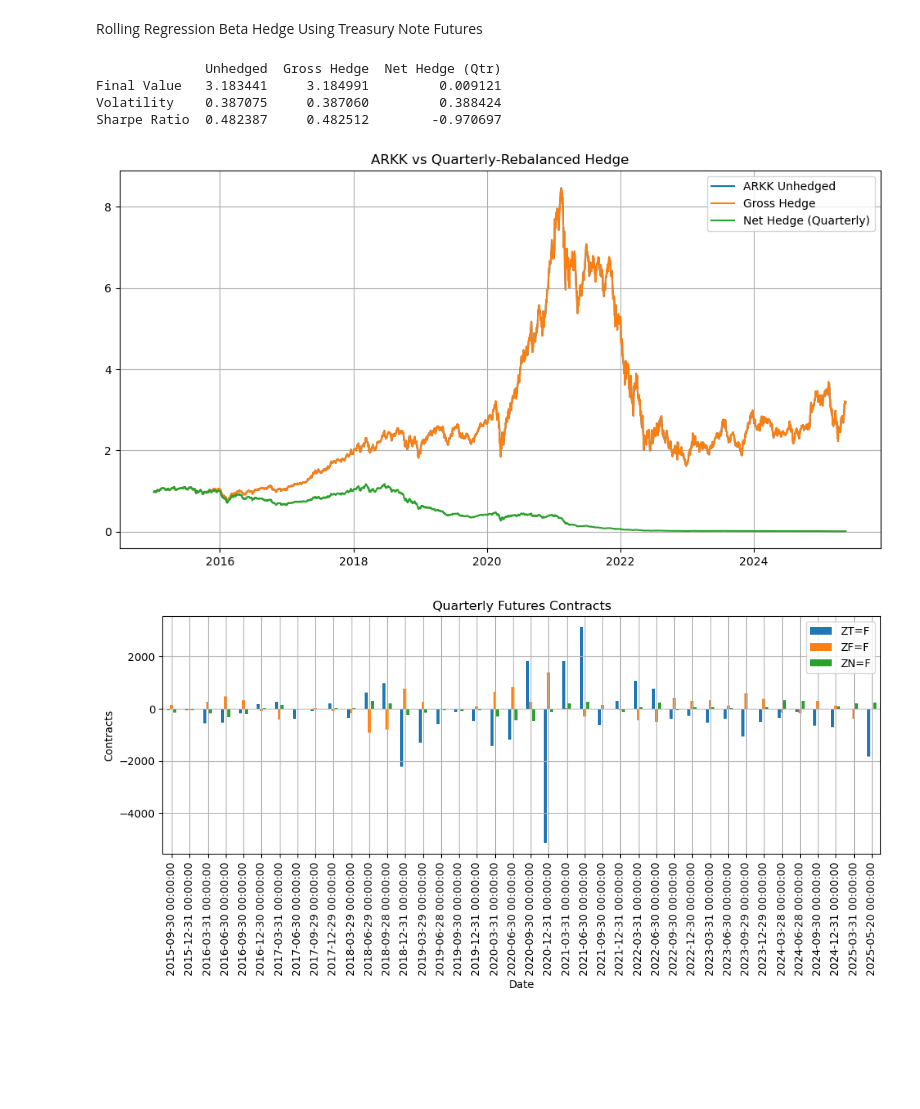
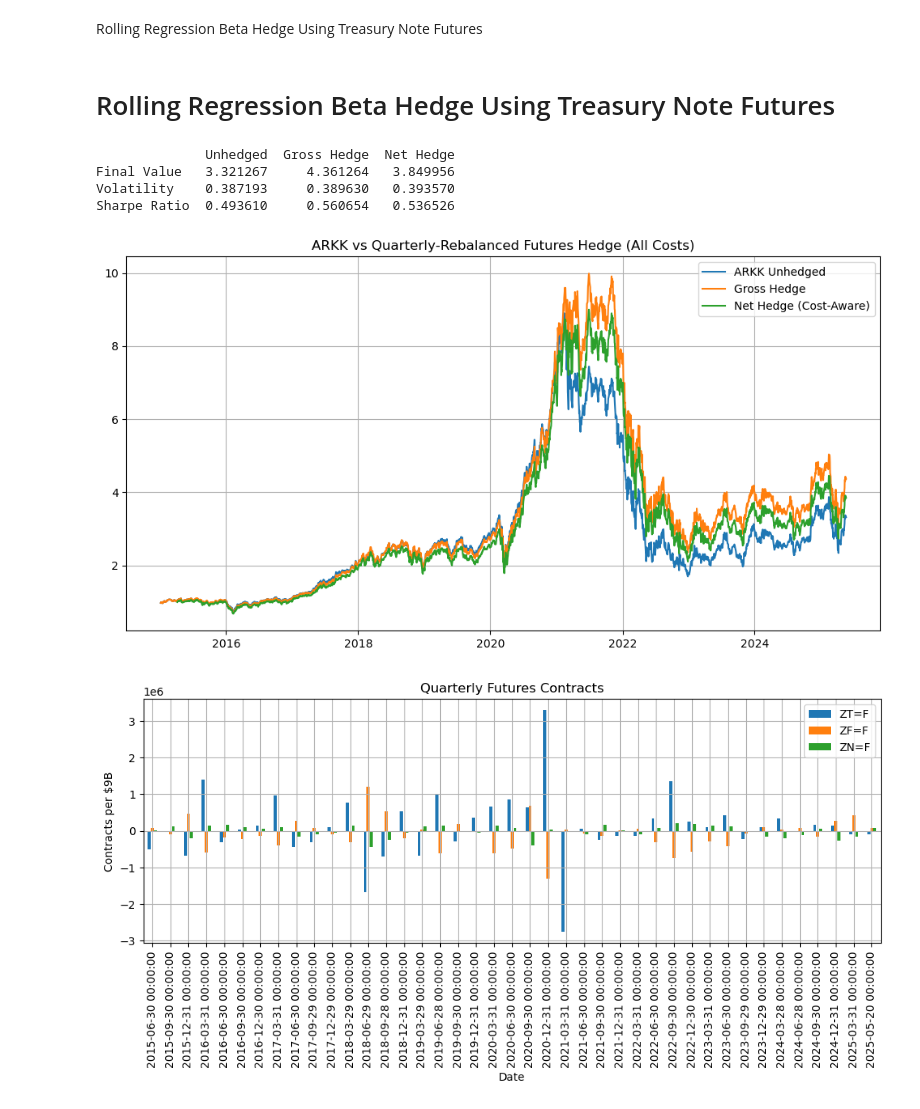
Before and after one commit to mschaefer77/MF-Project, a Jupyter notebook: Duration_Hedge.ipynb, the cells around one changed output. Cells and saved outputs as stored; diff of their text form; code cells hidden in the pictures; blank space fills up the shorter version.

```diff
--- a/Duration_Hedge.ipynb
+++ b/Duration_Hedge.ipynb
@@ -340,4 +277,6 @@ Length: 2430, dtype: object
 # %% [markdown]
 Rolling Regression Beta Hedge Using Treasury Note Futures
+# %% [markdown]
+# Rolling Regression Beta Hedge Using Treasury Note Futures
 # %%
 
@@ -356,82 +311,84 @@ fin_rate = 0.02         # 2% annual funding
+# %%
+spread_cost_per_contract_series = pd.Series(data=spread_cost_per_contract)
+initial_margin_series = pd.Series(data=initial_margin)
 # %%
 returns = data.pct_change().dropna()
 # %%
 data = pd.read_csv(csv_path, index_col=0, parse_dates=True).sort_index()
 
-# === 2. Compute P&L series ===
+# generate P&L series
 pnl = pd.DataFrame(index=data.index)
 pnl['ARKK'] = data['ARKK'].pct_change() * N
+pnl[market_beta_symbols] = data[market_beta_symbols].pct_change()
 pnl[hedging_symbols] = data[hedging_symbols].diff()  * cm
 pnl.dropna(inplace=True)
 
-# === 3. Rolling OLS to estimate contract betas per $1 ===
+# use rolling OLS to estimate contract betas per $1
 betas = pd.DataFrame(index=pnl.index, columns=hedging_symbols)
 for i in range(window, len(pnl)):
     y = pnl['ARKK'].iloc[i-window:i]
-    X = sm.add_constant(pnl[hedging_symbols].iloc[i-window:i])
+    X = sm.add_constant(pnl[market_beta_symbols + hedging_symbols].iloc[i-window:i])
     model = sm.OLS(y, X).fit()
     betas.iloc[i] = model.params[hedging_symbols]
 betas.dropna(inplace=True)
 
-# === 4. Quarterly rebalancing schedule ===
+# quarterly rebalancing schedule
 rebal_dates = betas.groupby(pd.Grouper(freq='Q')).apply(lambda df: df.index[-1]).values
 
-# === 5. Build quarterly-rebalanced positions (contracts) ===
+# build rebalanced positions based on rebalance schedule
 positions = -betas  # contracts per N notional
 positions_q = positions.loc[rebal_dates]
 positions_ffill = positions_q.reindex(positions.index).ffill()
 
-# === 6. Hedge P&L & returns ===
+# calculate hedge return
 hedged_pnl = pnl['ARKK'] + (positions_ffill * pnl[hedging_symbols]).sum(axis=1)
 hedged_returns = hedged_pnl / N
 arkk_returns = pnl['ARKK'] / N
 
-# === 7. Cost components ===
-# 7a. Transaction cost on rebal dates only
+# calculate cost
+# transaction cost on rebal
 turnover = positions_ffill.diff().abs().fillna(0)
 turnover.loc[~turnover.index.isin(rebal_dates)] = 0
-transaction_cost = turnover.sum(axis=1) * cost_per_contract / N
+transaction_cost = (turnover * spread_cost_per_contract_series).sum(axis=1) / N
 
-# 7b. Daily margin financing cost
-daily_margin_cost = (positions_ffill.abs() * initial_margin * (fin_rate/252)).sum(axis=1) / N
+# margin financing cost
+daily_margin_cost = (positions_ffill.abs() * initial_margin_series * (fin_rate/252)).sum(axis=1) / N
 
-# 8. Net hedged returns
+# Net hedged returns
 net_returns = hedged_returns - transaction_cost - daily_margin_cost
 # %%
 def perf_stats(r):
     return pd.Series({
         'Final Value': (1 + r).cumprod().iloc[-1],
         'Volatility': r.std() * np.sqrt(252),
         'Sharpe Ratio': r.mean() / r.std() * np.sqrt(252)
     })
 
 idx = net_returns.index
 metrics = pd.DataFrame({
     'Unhedged': perf_stats(arkk_returns.loc[idx]),
     'Gross Hedge': perf_stats(hedged_returns.loc[idx]),
     'Net Hedge': perf_stats(net_returns.loc[idx])
 })
 print(metrics)
 
-# === 10. Plot cumulative returns ===
-plt.figure(figsize=(10,6))
+plt.figure(figsize=(12,6))
 plt.plot((1+arkk_returns.loc[idx]).cumprod(), label='ARKK Unhedged')
 plt.plot((1+hedged_returns.loc[idx]).cumprod(), label='Gross Hedge')
 plt.plot((1+net_returns.loc[idx]).cumprod(), label='Net Hedge (Cost-Aware)')
 plt.title('ARKK vs Quarterly-Rebalanced Futures Hedge (All Costs)')
 plt.legend(); plt.grid(True)
 plt.show()
 
-# === 11. Plot contract schedules ===
-positions_ffill.loc[rebal_dates].plot(kind='bar', figsize=(10,4))
+positions_ffill.loc[rebal_dates].plot(kind='bar', figsize=(12,4))
 plt.title('Quarterly Futures Contracts')
 plt.ylabel('Contracts per $9B')
 plt.grid(True)
 plt.show()
 # %% [output]
-              Unhedged  Gross Hedge  Net Hedge (Qtr)
-Final Value   3.183441     3.184991         0.009121
-Volatility    0.387075     0.387060         0.388424
-Sharpe Ratio  0.482387     0.482512        -0.970697
+              Unhedged  Gross Hedge  Net Hedge
+Final Value   3.321267     4.361264   3.849956
+Volatility    0.387193     0.389630   0.393570
+Sharpe Ratio  0.493610     0.560654   0.536526
-[figure, old version]
+[figure, new version]
-[figure, old version]
+[figure, new version]
```
Also changed, not shown: parts of 13 cells of this notebook, 5 other files.
